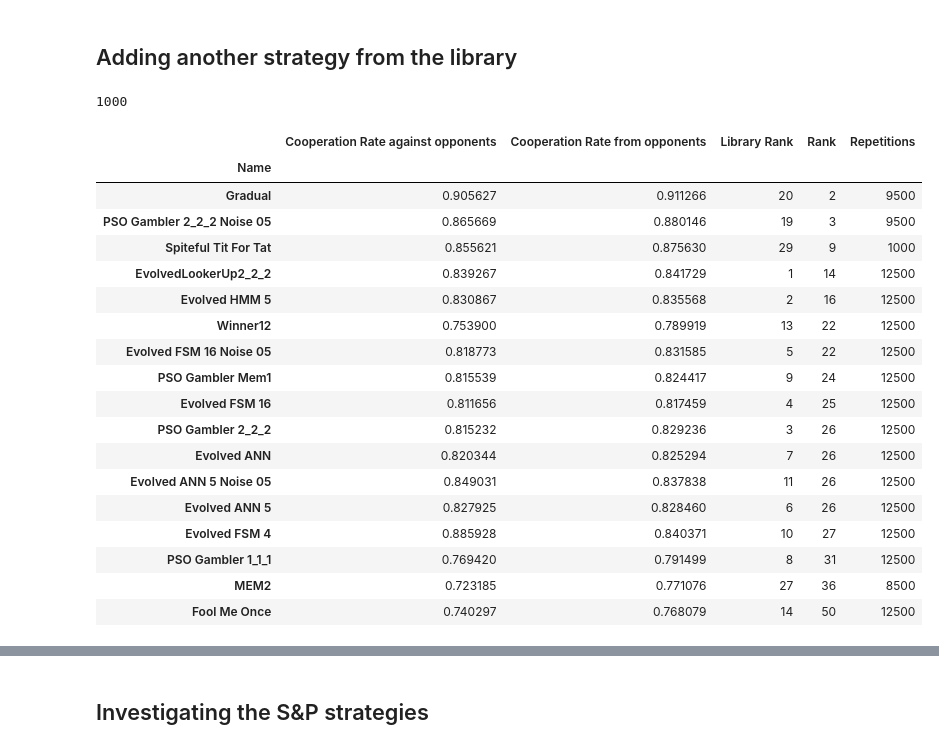
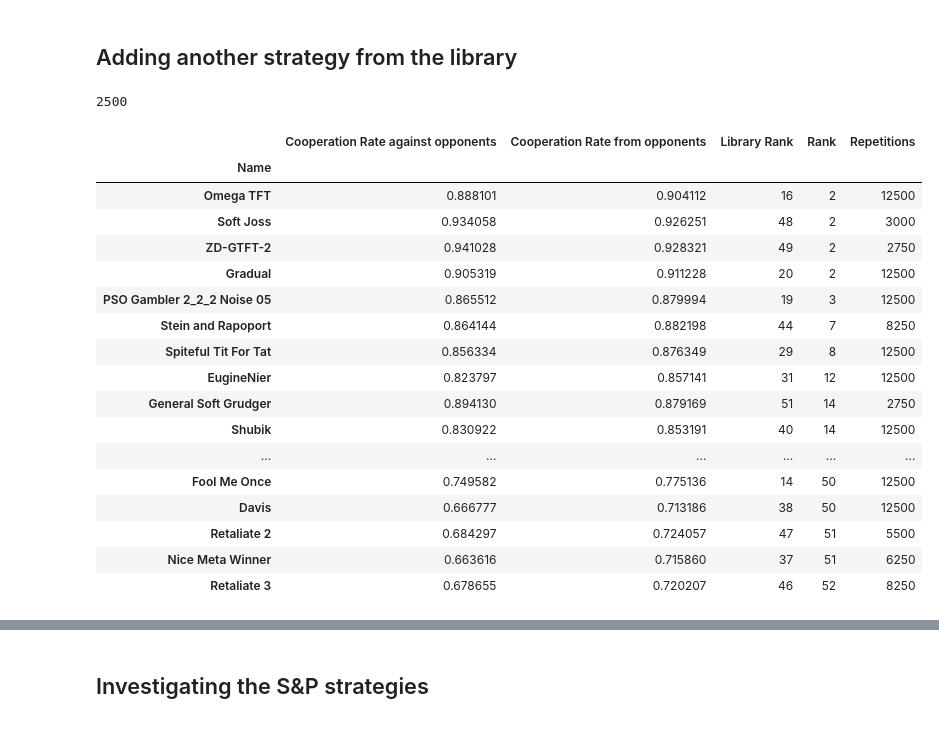
Before and after one commit to Axelrod-Python/revisiting-axelrod-second, a Jupyter notebook: src/main.ipynb, the cells around one changed output, grey strips where cells are left out. Cells and saved outputs as stored; diff of their text form; code cells hidden in the pictures.

```diff
--- a/src/main.ipynb
+++ b/src/main.ipynb
@@ -495,11 +495,11 @@ data = {"Name": [],
 for index, strategy in enumerate(axl.strategies):
     player = strategy()
     name = player.name
+
     representation = str(player)
-    pattern = "*player_{}*{}*payoff_matrix.gz".format(index, representation)
+    pattern = "*player_{}*{}*payoff_matrix.gz".format(index, name)
     files = list(original_tournament_with_extra_data_path.glob(pattern))
     if len(files) > 0:
-       # print(name)
         payoff_matrix, repetitions = read_payoff_matrix(files)
         mean_scores = np.mean(payoff_matrix, axis=1)
 
@@ -527,32 +527,31 @@ with open("../assets/number_of_extra_strategy_repetitions.tex", "w") as f:
     f.write(str(extra_strategy_repetitions))
 extra_strategy_repetitions
 # %% [output]
-1000
+2500
 # %%
 with open("../assets/original_tournament_with_extra_strategy_summary.tex", "w") as f:
     columns = ["Cooperation Rate against opponents", "Cooperation Rate from opponents", "Library Rank", "Rank"]
     f.write(extra_strategy_df.head(20)[columns].round(3).to_latex().replace("\_", "\\_"))
-extra_strategy_df.head(20)
+extra_strategy_df
 # %% [output]
 |  | Cooperation Rate against opponents | Cooperation Rate from opponents | Library Rank | Rank | Repetitions |
 | Name |  |  |  |  |  |
-| Gradual | 0.905627 | 0.911266 | 20 | 2 | 9500 |
-| PSO Gambler 2_2_2 Noise 05 | 0.865669 | 0.880146 | 19 | 3 | 9500 |
-| Spiteful Tit For Tat | 0.855621 | 0.875630 | 29 | 9 | 1000 |
-| EvolvedLookerUp2_2_2 | 0.839267 | 0.841729 | 1 | 14 | 12500 |
-| Evolved HMM 5 | 0.830867 | 0.835568 | 2 | 16 | 12500 |
-| Winner12 | 0.753900 | 0.789919 | 13 | 22 | 12500 |
-| Evolved FSM 16 Noise 05 | 0.818773 | 0.831585 | 5 | 22 | 12500 |
-| PSO Gambler Mem1 | 0.815539 | 0.824417 | 9 | 24 | 12500 |
-| Evolved FSM 16 | 0.811656 | 0.817459 | 4 | 25 | 12500 |
-| PSO Gambler 2_2_2 | 0.815232 | 0.829236 | 3 | 26 | 12500 |
-| Evolved ANN | 0.820344 | 0.825294 | 7 | 26 | 12500 |
-| Evolved ANN 5 Noise 05 | 0.849031 | 0.837838 | 11 | 26 | 12500 |
-| Evolved ANN 5 | 0.827925 | 0.828460 | 6 | 26 | 12500 |
-| Evolved FSM 4 | 0.885928 | 0.840371 | 10 | 27 | 12500 |
-| PSO Gambler 1_1_1 | 0.769420 | 0.791499 | 8 | 31 | 12500 |
-| MEM2 | 0.723185 | 0.771076 | 27 | 36 | 8500 |
-| Fool Me Once | 0.740297 | 0.768079 | 14 | 50 | 12500 |
+| Omega TFT | 0.888101 | 0.904112 | 16 | 2 | 12500 |
+| Soft Joss | 0.934058 | 0.926251 | 48 | 2 | 3000 |
+| ZD-GTFT-2 | 0.941028 | 0.928321 | 49 | 2 | 2750 |
+| Gradual | 0.905319 | 0.911228 | 20 | 2 | 12500 |
+| PSO Gambler 2_2_2 Noise 05 | 0.865512 | 0.879994 | 19 | 3 | 12500 |
+| Stein and Rapoport | 0.864144 | 0.882198 | 44 | 7 | 8250 |
+| Spiteful Tit For Tat | 0.856334 | 0.876349 | 29 | 8 | 12500 |
+| EugineNier | 0.823797 | 0.857141 | 31 | 12 | 12500 |
+| General Soft Grudger | 0.894130 | 0.879169 | 51 | 14 | 2750 |
+| Shubik | 0.830922 | 0.853191 | 40 | 14 | 12500 |
+| ... | ... | ... | ... | ... | ... |
+| Fool Me Once | 0.749582 | 0.775136 | 14 | 50 | 12500 |
+| Davis | 0.666777 | 0.713186 | 38 | 50 | 12500 |
+| Retaliate 2 | 0.684297 | 0.724057 | 47 | 51 | 5500 |
+| Nice Meta Winner | 0.663616 | 0.715860 | 37 | 51 | 6250 |
+| Retaliate 3 | 0.678655 | 0.720207 | 46 | 52 | 8250 |
 # %%
 plt.subplots(1, figsize=(21, 11))
 
```
Also changed, not shown: parts of 7 cells of this notebook, 24 other files.
